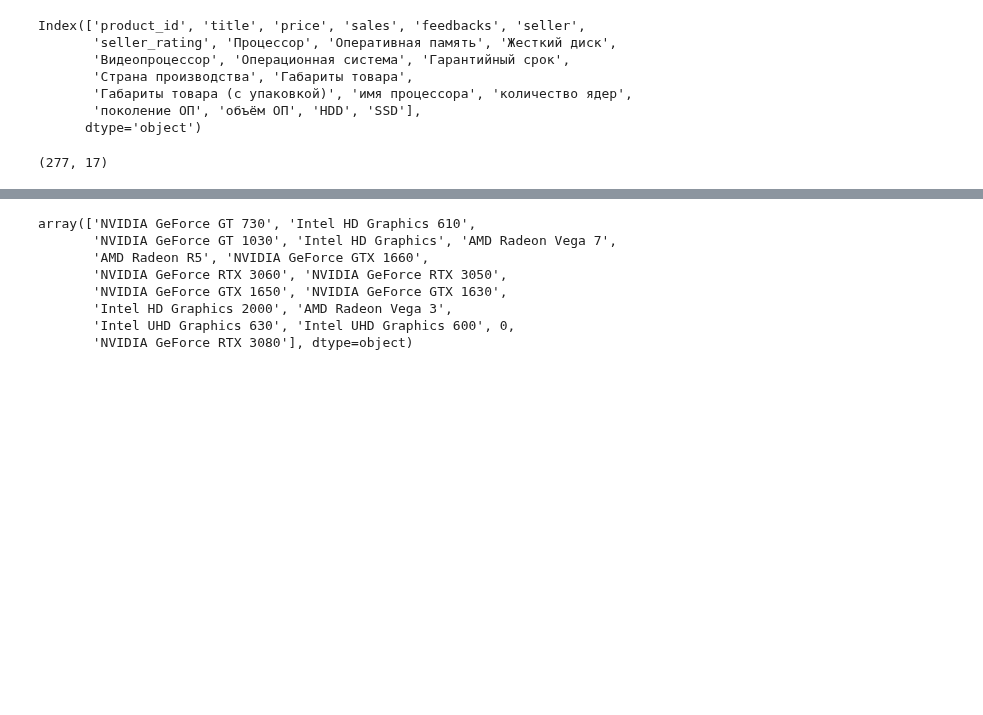
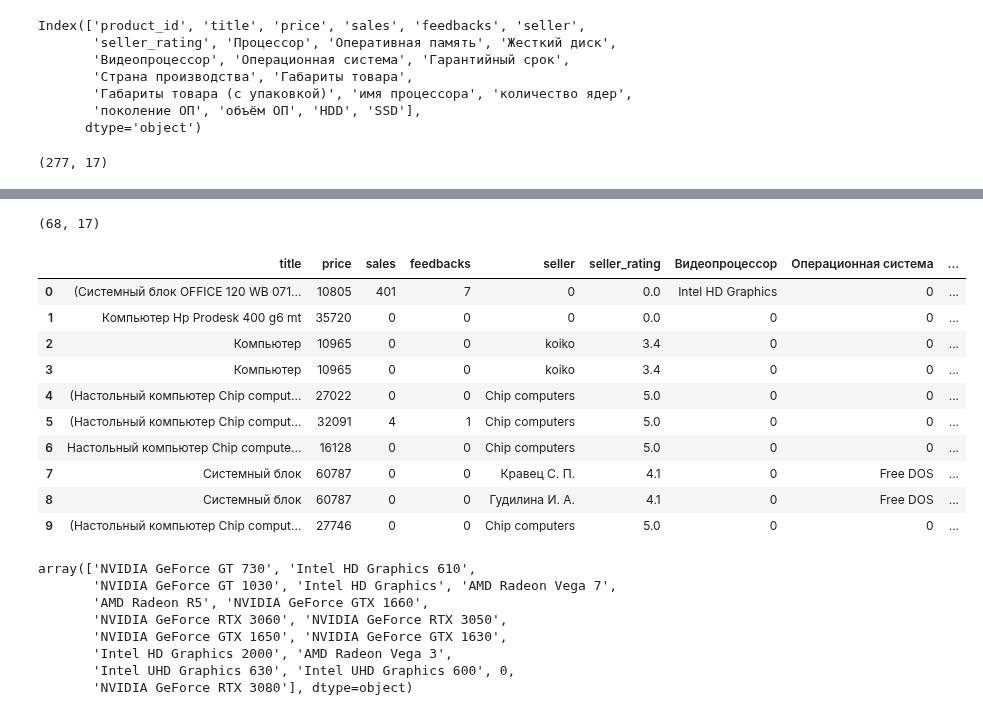
Before and after one commit to EZSib/data_-analytics2023, a Jupyter notebook: practice_clear.ipynb, the cells around one changed output, grey strips where cells are left out. Saved outputs shown, nothing was run; the diff lists cells and outputs as text; code cells hidden in the pictures; blank space fills up the shorter version.

```diff
--- a/practice_clear.ipynb
+++ b/practice_clear.ipynb
@@ -637,7 +661,7 @@ Index(['product_id', 'title', 'price', 'sales', 'feedbacks', 'seller',
 # %%
 test_clean_data = test_clean_data[test_clean_data['price'] > 5000]
 # %%
-ds_needs_col = test_clean_data[['title', 'price', 'sales', 'feedbacks', 'seller',
+ds_needs_col = test_clean_data[['product_id','title', 'price', 'sales', 'feedbacks', 'seller',
        'seller_rating', 'Видеопроцессор', 'Операционная система', 'Гарантийный срок',
        'Страна производства', 'Габариты товара','имя процессора', 'количество ядер',
        'поколение ОП', 'объём ОП', 'HDD', 'SSD']]
@@ -674,0 +700,27 @@ kek
+# %%
+proc = ['amd', 'intel', 'cel', 'pent', 'xen', 'ryz', 'a10-5800kram', '12400f','проц','i3','i5','i7','core']
+ssd = ['ssd','ссд','SSD','диск']
+hdd = ['hdd','хдд', 'tb', 'тб','HDD']
+memory_gb = list(map( lambda x: str(x), list(2**i for i in range(1,6))))
+mem_with_size = [j+i for i in ['гб','gb',' гб',' gb'] for j in memory_gb]
+
+i_perv = pd.DataFrame(columns= kek.columns)
+for i in range(277):
+  a = list(kek.iloc[i])
+  if isinstance(a[0], tuple):
+    for val in range(len(a[0])):
+      for elem in proc:
+        if elem in a[0][val].lower():
+          a[11] = a[0][val]
+      for elem1 in ssd:
+        if elem1 in a[0][val].lower():
+          a[-1] = a[0][val]
+      for elem2 in hdd:
+        if elem2 in a[0][val].lower():
+          a[-2] = a[0][val]
+      for elem3 in mem_with_size:
+        if elem3 in a[0][val].lower():
+          a[-3] = a[0][val]
+        if 'ddr' in a[0][val].lower():
+          a[-4] = a[0][val]
+  i_perv.loc[i] = a
@@ -674,0 +732,4 @@ kek
+# %%
+lol.shape
+# %% [output]
+(68, 17)
@@ -675,3 +738,17 @@ kek
+# %%
+i_perv.head(10)
+# %% [output]
+|  | title | price | sales | feedbacks | seller | seller_rating | Видеопроцессор | Операционная система | ... |
+| 0 | (Системный блок OFFICE 120 WB 071... | 10805 | 401 | 7 | 0 | 0.0 | Intel HD Graphics | 0 | ... |
+| 1 | Компьютер Hp Prodesk 400 g6 mt | 35720 | 0 | 0 | 0 | 0.0 | 0 | 0 | ... |
+| 2 | Компьютер | 10965 | 0 | 0 | koiko | 3.4 | 0 | 0 | ... |
+| 3 | Компьютер | 10965 | 0 | 0 | koiko | 3.4 | 0 | 0 | ... |
+| 4 | (Настольный компьютер Chip comput... | 27022 | 0 | 0 | Chip computers | 5.0 | 0 | 0 | ... |
+| 5 | (Настольный компьютер Chip comput... | 32091 | 4 | 1 | Chip computers | 5.0 | 0 | 0 | ... |
+| 6 | Настольный компьютер Chip compute... | 16128 | 0 | 0 | Chip computers | 5.0 | 0 | 0 | ... |
+| 7 | Системный блок | 60787 | 0 | 0 | Кравец С. П. | 4.1 | 0 | Free DOS | ... |
+| 8 | Системный блок | 60787 | 0 | 0 | Гудилина И. А. | 4.1 | 0 | Free DOS | ... |
+| 9 | (Настольный компьютер Chip comput... | 27746 | 0 | 0 | Chip computers | 5.0 | 0 | 0 | ... |
 # %%
 top100 = ds_needs_col.sort_values(['sales', 'Видеопроцессор','имя процессора', 'количество ядер', 'объём ОП', 'HDD', 'SSD',
        'поколение ОП' ], ascending=False).iloc[:100]
```
Also changed, not shown: parts of 12 cells of this notebook.
